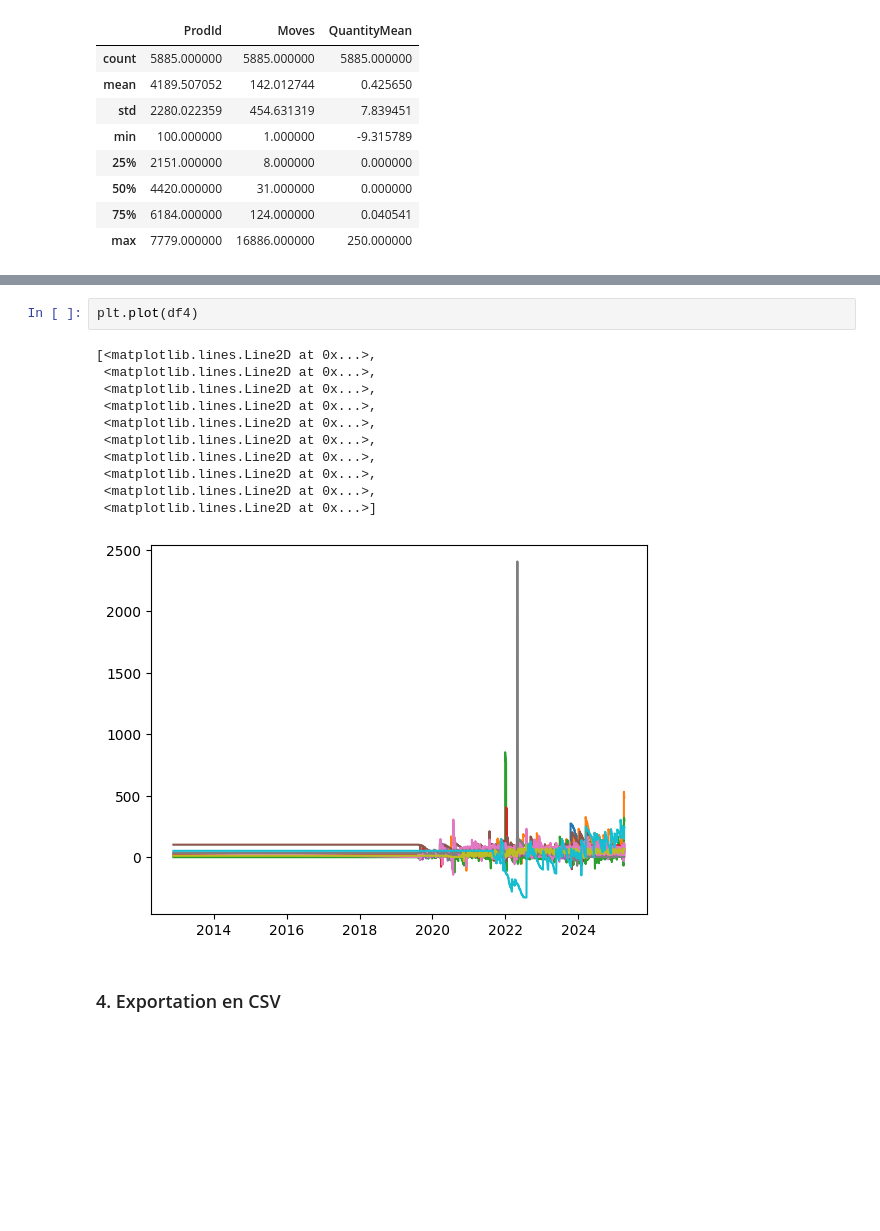
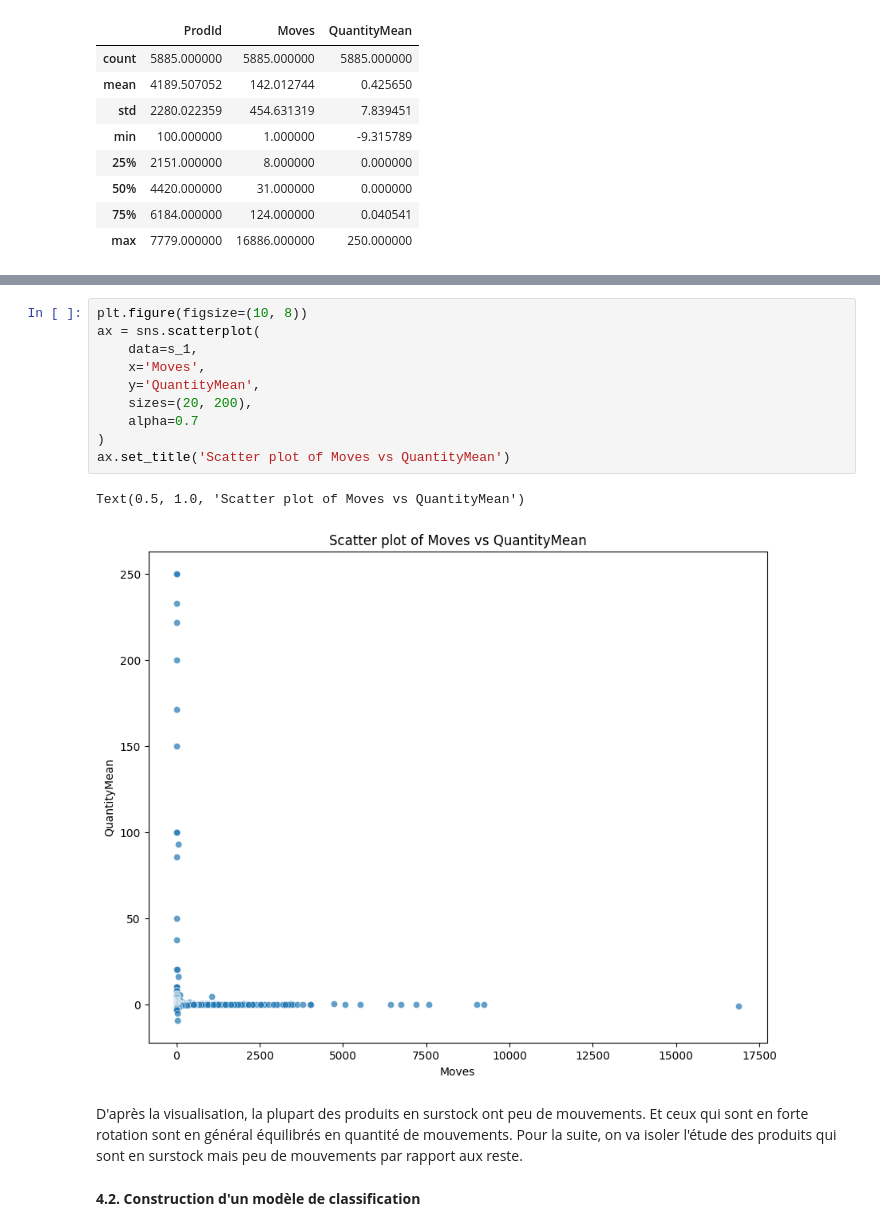
Before and after one commit to Fenokely/projetia_iasm1, a Jupyter notebook: data_process/data_process.ipynb, the cells around one changed output, grey strips where cells are left out. Saved outputs shown, nothing was run; the diff lists cells and outputs as text; blank space fills up the shorter version.

```diff
--- a/data_process/data_process.ipynb
+++ b/data_process/data_process.ipynb
@@ -462,16 +201,17 @@ df4.head(20)
-# %%
-plt.plot(df4)
-# %% [output]
-[<matplotlib.lines.Line2D at 0x...>,
- <matplotlib.lines.Line2D at 0x...>,
- <matplotlib.lines.Line2D at 0x...>,
- <matplotlib.lines.Line2D at 0x...>,
- <matplotlib.lines.Line2D at 0x...>,
- <matplotlib.lines.Line2D at 0x...>,
- <matplotlib.lines.Line2D at 0x...>,
- <matplotlib.lines.Line2D at 0x...>,
- <matplotlib.lines.Line2D at 0x...>,
- <matplotlib.lines.Line2D at 0x...>]
-[figure, removed]
-# %% [markdown]
-### 4. Exportation en CSV
+# %%
+plt.figure(figsize=(10, 8))
+ax = sns.scatterplot(
+    data=s_1,
+    x='Moves',
+    y='QuantityMean',
+    sizes=(20, 200),
+    alpha=0.7
+)
+ax.set_title('Scatter plot of Moves vs QuantityMean')
+# %% [output]
+Text(0.5, 1.0, 'Scatter plot of Moves vs QuantityMean')
+[figure, added]
+# %% [markdown]
+D'après la visualisation, la plupart des produits en surstock ont peu de mouvements. Et ceux qui sont en forte rotation sont en général équilibrés en quantité de mouvements. Pour la suite, on va isoler l'étude des produits qui sont en surstock mais peu de mouvements par rapport aux reste.
+# %% [markdown]
+**4.2. Construction d'un modèle de classification**
```
Also changed, not shown: parts of 39 cells of this notebook, 1 other file.
